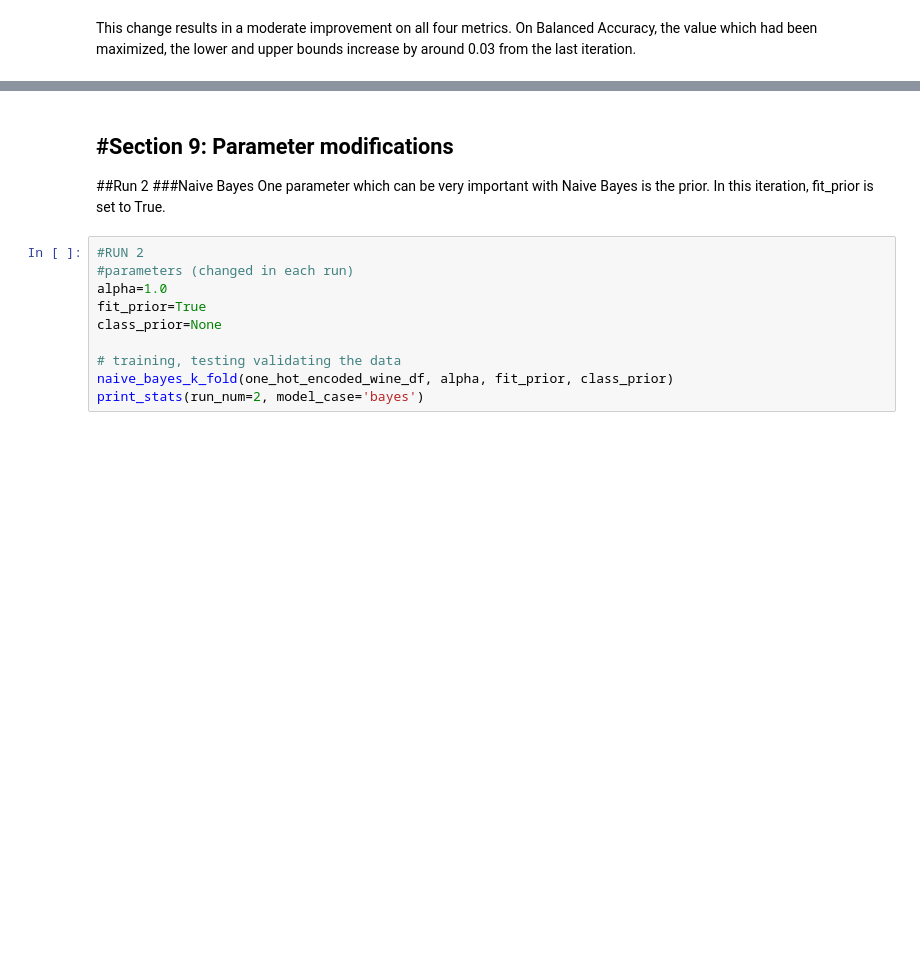
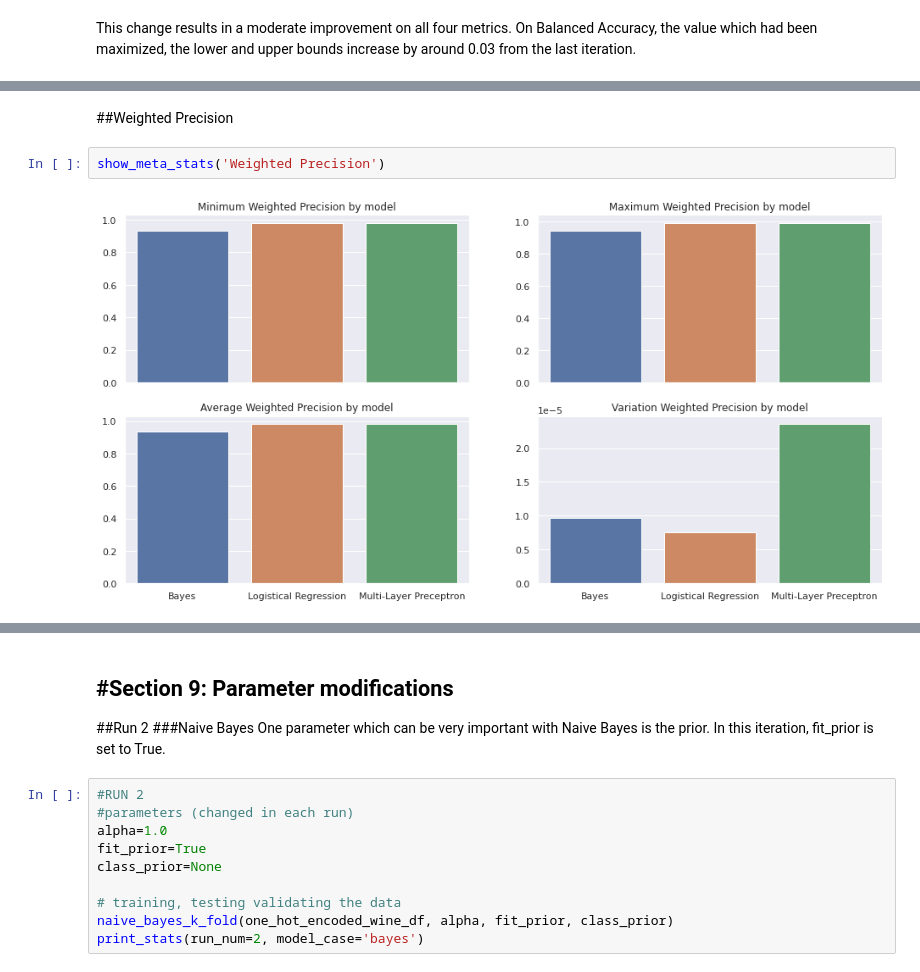
Before and after one commit to journalWheat/CSI4106-Project1, a Jupyter notebook: CSI4106_Project1_JaredWagner_GeneralForm.ipynb, the cells around one changed output, grey strips where cells are left out. Drawn from its saved outputs; the diff is of its cells as text; blank space fills up the shorter version.

```diff
--- a/CSI4106_Project1_JaredWagner_GeneralForm.ipynb
+++ b/CSI4106_Project1_JaredWagner_GeneralForm.ipynb
@@ -604,0 +669,6 @@ This change results in a moderate improvement on all four metrics. On Balanced A
+# %% [markdown]
+##Weighted Precision
+# %%
+show_meta_stats('Weighted Precision')
+# %% [output]
+[figure, added]
```
Also changed, not shown: parts of 36 cells of this notebook.
